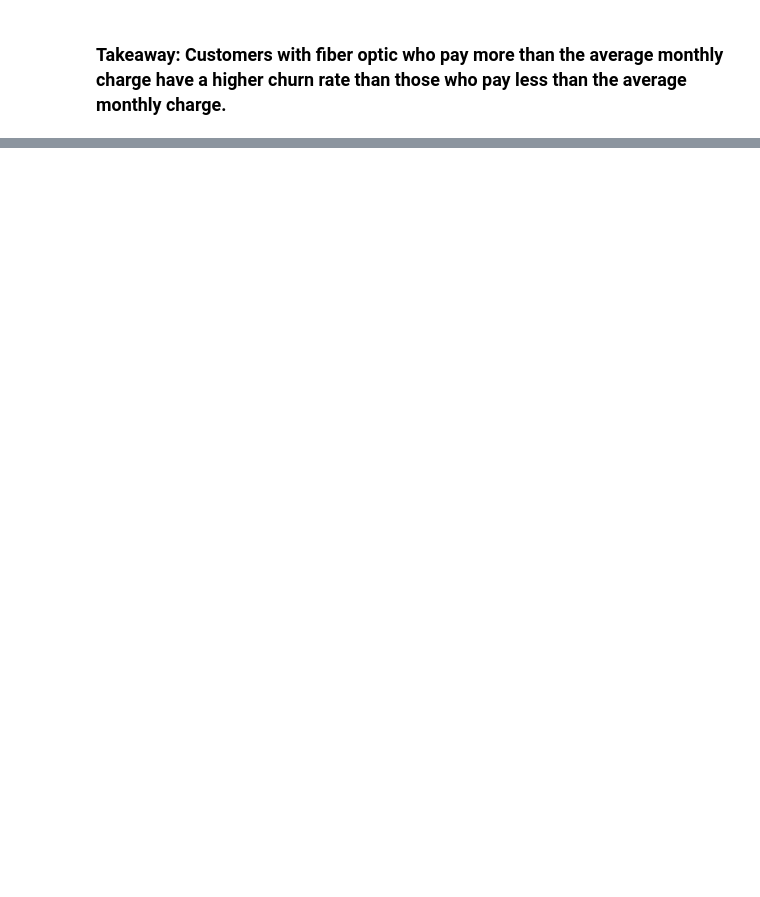
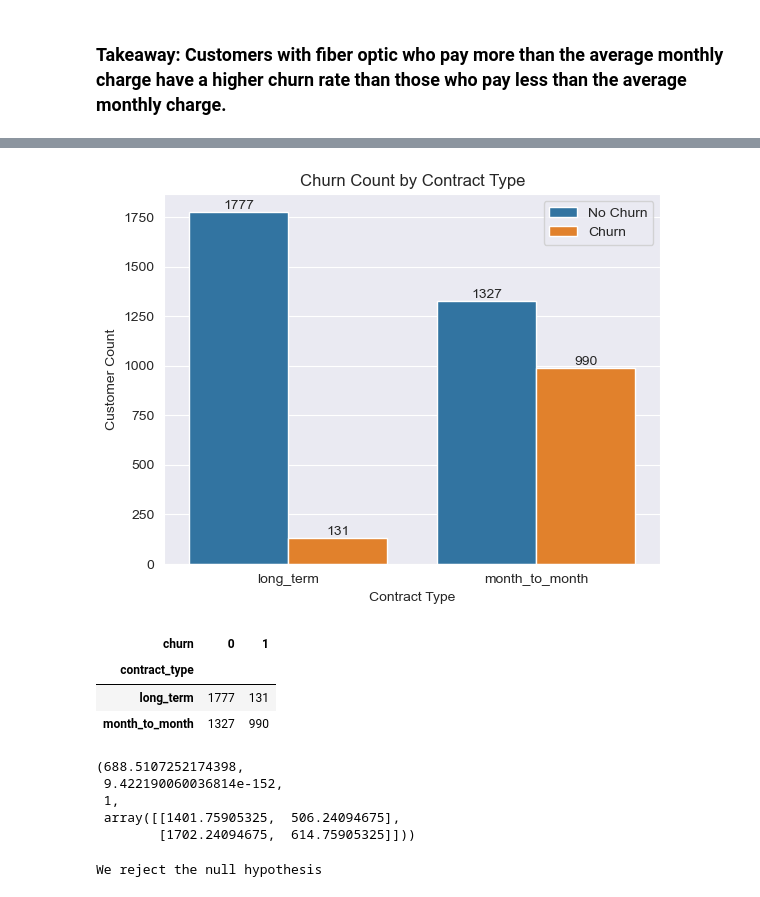
Before and after one commit to Nathanieldewald/telco_project, a Jupyter notebook: explore.ipynb, the cells around one changed output, grey strips where cells are left out. Drawn from its saved outputs; the diff is of its cells as text; code cells hidden in the pictures; blank space fills up the shorter version.

```diff
--- a/explore.ipynb
+++ b/explore.ipynb
@@ -128,0 +142,12 @@ chi2, p, degf, expected
+# %%
+# create a new column that indicates whether or not the customer has a month-to-month contract
+train['contract_type_month_to_month'] = train['contract_type_One year'] + train['contract_type_Two year']
+train['contract_type_month_to_month'] = np.where(train['contract_type_month_to_month'] == 0, 1, 0)
+# combine the two year and one year contract types
+# %%
+# create dataframe with contract type and churn
+contract_vs_churn = pd.concat([train['contract_type_month_to_month'], train['contract_type_One year'], train['contract_type_Two year'], train['churn']], axis=1)
+# create column with contract type month to month or long term contract (one or two year)
+contract_vs_churn['contract_type'] = np.where(contract_vs_churn['contract_type_month_to_month'] == 1, 'month_to_month',
+                                              np.where(contract_vs_churn['contract_type_One year'] == 1, 'long_term', 'long_term'))
+contract_vs_churn
@@ -128,0 +168,38 @@ chi2, p, degf, expected
+# %%
+# plot value counts
+import matplotlib.pyplot as plt
+import seaborn as sns
+ax = sns.countplot(x='contract_type', hue='churn', data=contract_vs_churn)
+# Label the plot
+for container in ax.containers:
+    ax.bar_label(container)
+plt.title('Churn Count by Contract Type')
+plt.xlabel('Contract Type')
+plt.ylabel('Customer Count')
+plt.legend(['No Churn', 'Churn'])
+plt.show()
+# %% [output]
+[figure, added]
+# %%
+# statistical test
+# chi2 test to compare the proportions of two groups
+observed = pd.crosstab(contract_vs_churn.contract_type, contract_vs_churn.churn)
+observed
+# %% [output]
+| churn | 0 | 1 |
+| contract_type |  |  |
+| long_term | 1777 | 131 |
+| month_to_month | 1327 | 990 |
+# %%
+chi2, p, degf, expected = stats.chi2_contingency(observed)
+chi2, p, degf, expected
+# %% [output]
+(688.5107252174398,
+ 9.422190060036814e-152,
+ 1,
+ array([[1401.75905325,  506.24094675],
+        [1702.24094675,  614.75905325]]))
+# %%
+e.eval_results(p)
+# %% [output]
+We reject the null hypothesis
```
Also changed, not shown: parts of 28 cells of this notebook, 8 other files.
